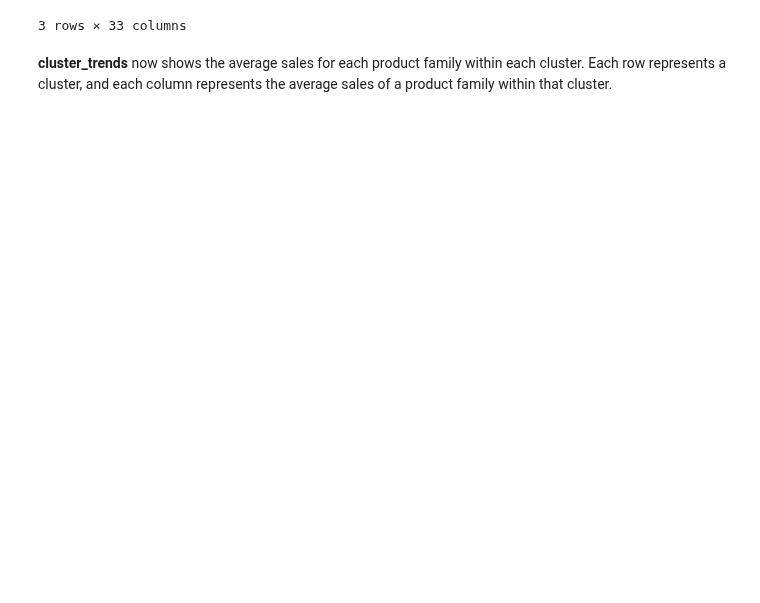
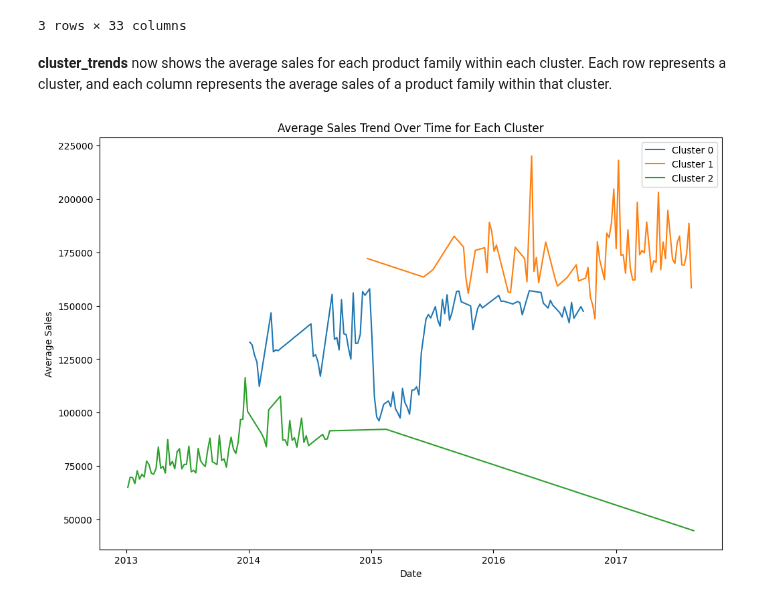
Before and after one commit to Darknight47/Data-Science-Project-01, a Jupyter notebook: ecuador_prediction.ipynb, the cells around one changed output. Saved outputs shown, nothing was run; the diff lists cells and outputs as text; code cells hidden in the pictures; blank space fills up the shorter version.

Commit message:
average sales trend over time for clusters

```diff
--- a/ecuador_prediction.ipynb
+++ b/ecuador_prediction.ipynb
@@ -333,3 +333,23 @@ cluster_trends.head()
 3 rows × 33 columns
 # %% [markdown]
 **cluster_trends** now shows the average sales for each product family within each cluster. Each row represents a cluster, and each column represents the average sales of a product family within that cluster.
+# %%
+# Reset date index for grouping
+dataset_pivot = dataset_pivot.reset_index()
+# %%
+# Calculate mean sales over time by cluster
+cluster_sales_trends = dataset_pivot.groupby(['cluster', 'date']).mean()
+# %%
+plt.figure(figsize=(12, 8))
+for cluster in cluster_sales_trends.index.get_level_values(0).unique():
+    # Select data for each cluster
+    cluster_data = cluster_sales_trends.loc[cluster]
+    plt.plot(cluster_data.index, cluster_data.mean(axis=1), label=f'Cluster {cluster}')
+
+plt.title('Average Sales Trend Over Time for Each Cluster')
+plt.xlabel('Date')
+plt.ylabel('Average Sales')
+plt.legend()
+plt.show()
+# %% [output]
+[figure, added]
```
